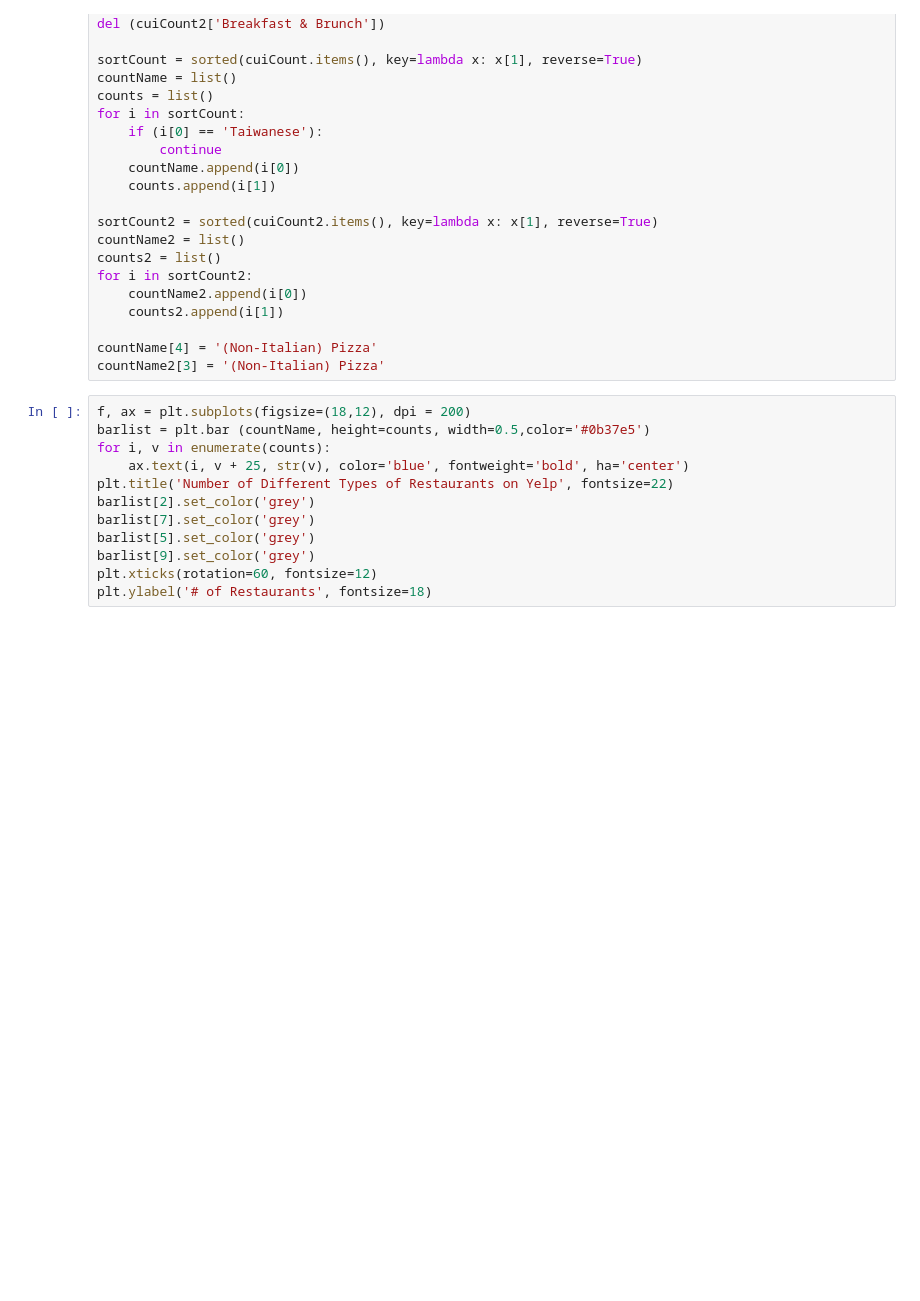
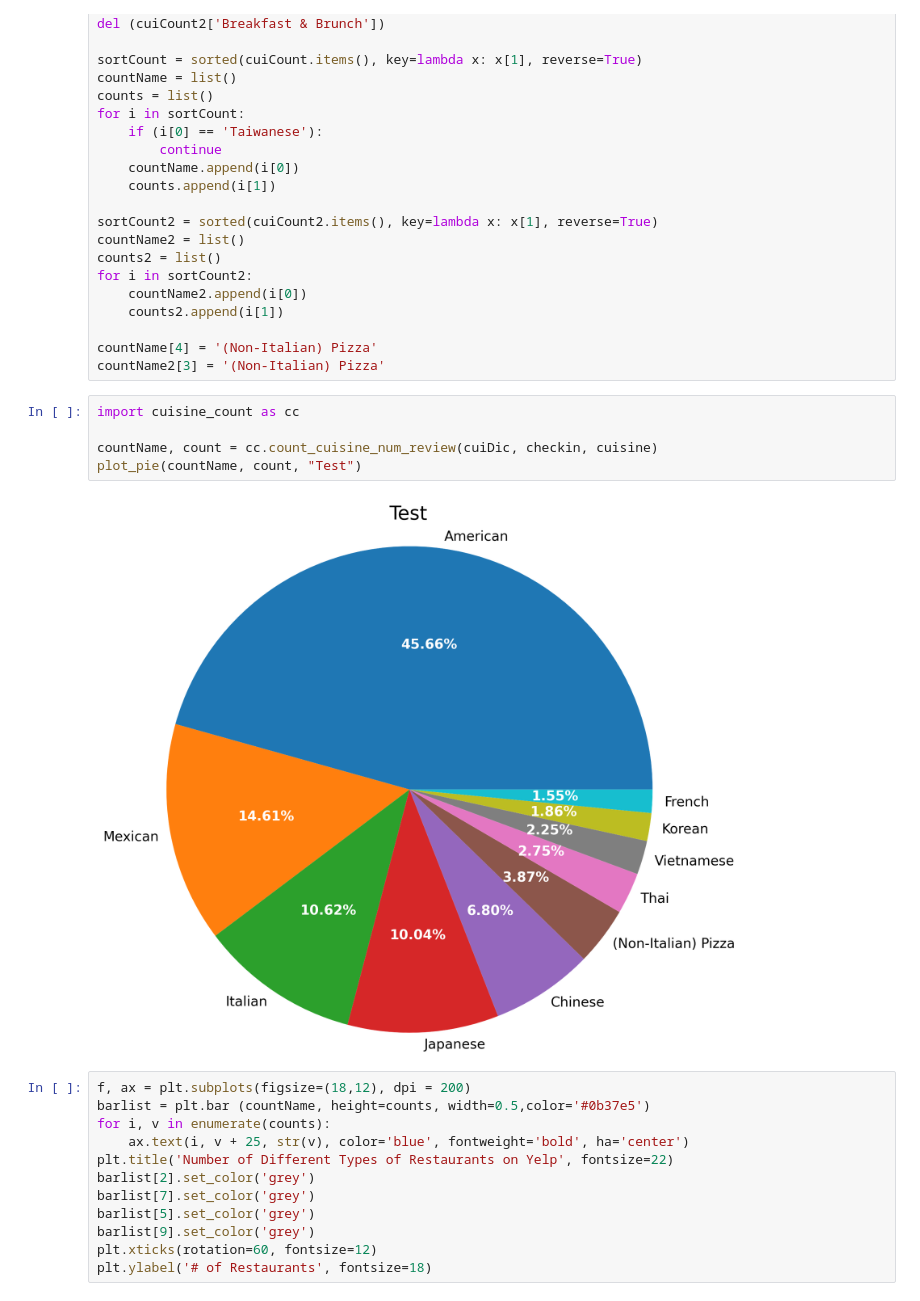
Before and after one commit to bill9108/ECE143_Team1, a Jupyter notebook: Trending_Cuisines.ipynb, the cells around one changed output. Drawn from its saved outputs; the diff is of its cells as text; blank space fills up the shorter version.

Commit message:
Plot hist and pie functions done.

```diff
--- a/Trending_Cuisines.ipynb
+++ b/Trending_Cuisines.ipynb
@@ -67,6 +67,13 @@ for i in sortCount2:
 
 countName[4] = '(Non-Italian) Pizza'
 countName2[3] = '(Non-Italian) Pizza'
+# %%
+import cuisine_count as cc
+
+countName, count = cc.count_cuisine_num_review(cuiDic, checkin, cuisine)
+plot_pie(countName, count, "Test")
+# %% [output]
+[figure, added]
 # %%
 f, ax = plt.subplots(figsize=(18,12), dpi = 200)
 barlist = plt.bar (countName, height=counts, width=0.5,color='#0b37e5')
```
Also changed, not shown: 2 other files.
